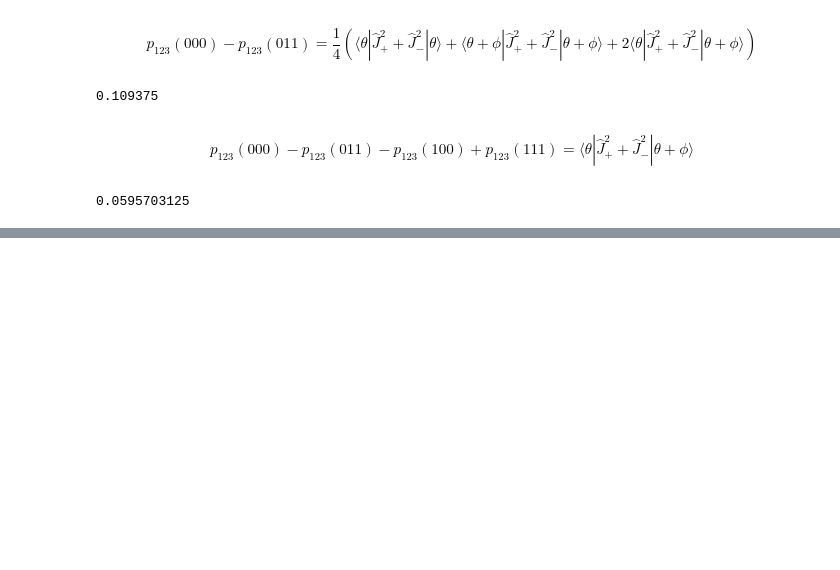
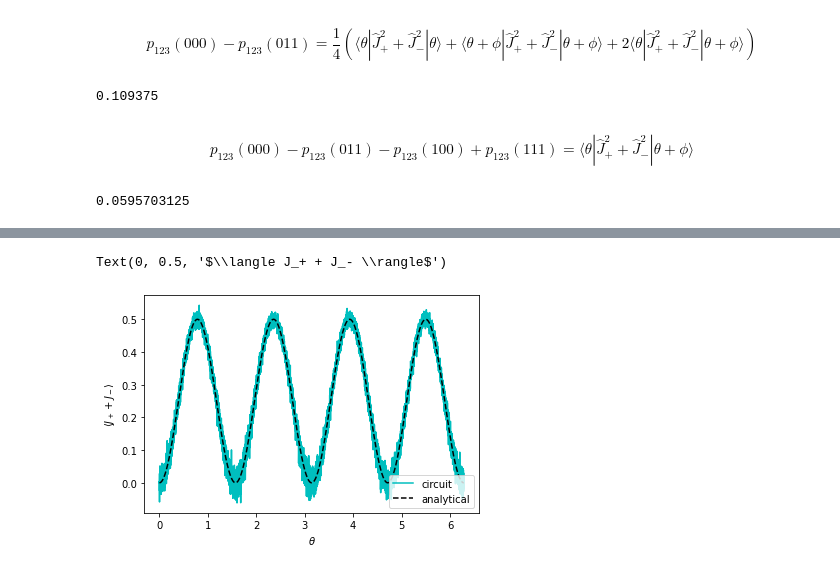
Before and after one commit to cwjsdsu/Qractice, a Jupyter notebook: mHecht/W2_Lipkin/mHecht_Lipkin.ipynb, the cells around one changed output, grey strips where cells are left out. Drawn from its saved outputs; the diff is of its cells as text; code cells hidden in the pictures; blank space fills up the shorter version.

```diff
--- a/mHecht/W2_Lipkin/mHecht_Lipkin.ipynb
+++ b/mHecht/W2_Lipkin/mHecht_Lipkin.ipynb
@@ -101,0 +148,38 @@ print(expectationval2)
+# %%
+def expJpJm(theta,shots):
+    backend = Aer.get_backend('qasm_simulator')
+
+
+    Jqc = QuantumCircuit(2,2)
+    Jqc.ry(2*theta,0)
+    Jqc.ry(2*theta,1)
+    Jqc.cx(0,1)
+    Jqc.h(0)
+    Jqc.measure(0,0)
+    Jqc.measure(1,1)
+
+    jJob = execute(Jqc, backend, shots=shots)
+    jRes = jJob.result()
+    jCounts = jRes.get_counts(Jqc)
+
+    if '00' not in jCounts:
+        jCounts['00'] = 0
+    if '01' not in jCounts: #qiskit flips last bit with first bit
+        jCounts['01'] = 0
+
+    JpJm = jCounts['00']/shots -jCounts['01']/shots #compute expectation value of Jp^2+Jm^2 using equation
+
+
+    return JpJm
+# %%
+exval = lambda theta : expJpJm(theta,nshots)
+expvals = np.vectorize(exval)(theta)
+# %%
+plt.plot(theta,expvals,label = "circuit",c = 'c')
+plt.plot(theta,0.5*(np.sin(2*theta))**2,'--',c= 'k',label = 'analytical')
+plt.legend(loc='lower right')
+plt.xlabel(r'$ \theta $')
+plt.ylabel(r'$\langle J_+ + J_- \rangle$')
+# %% [output]
+Text(0, 0.5, '$\\langle J_+ + J_- \\rangle$')
+[figure, added]
```
Also changed, not shown: parts of 8 cells of this notebook.
